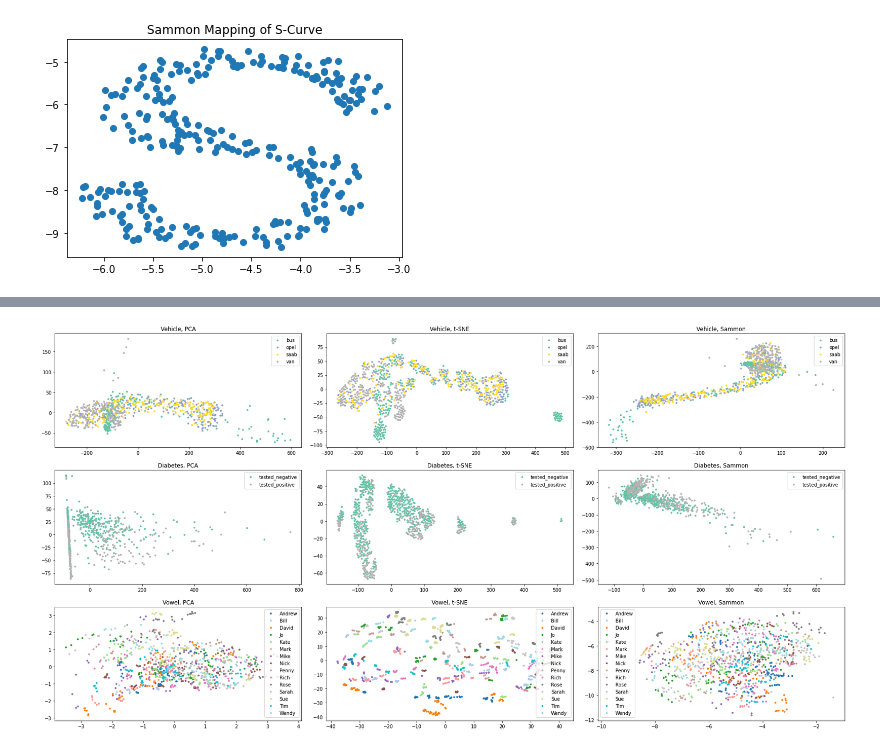
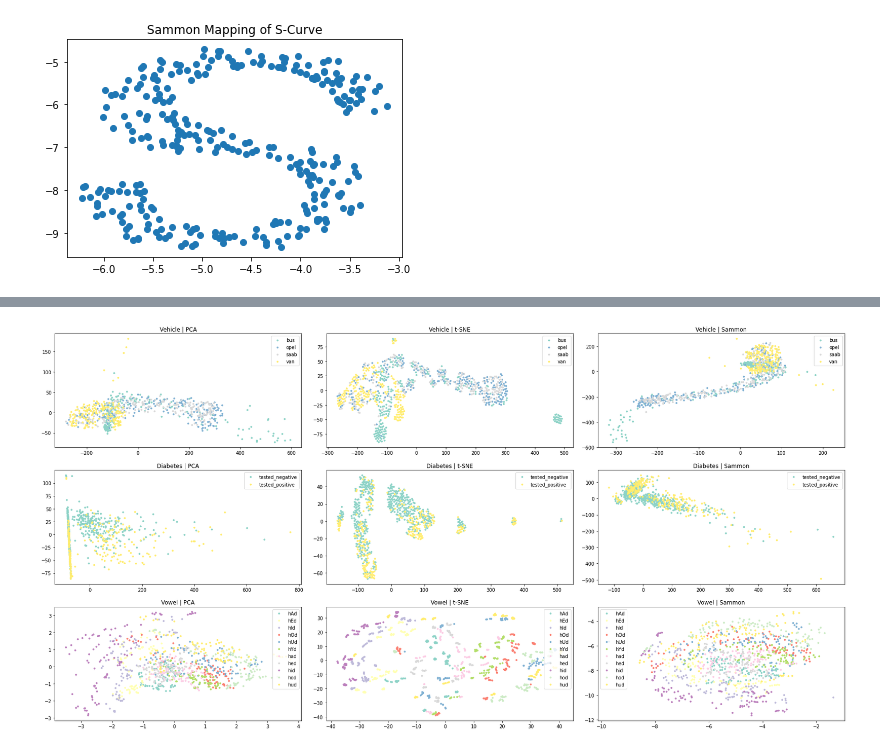
Before and after one commit to oenstrom/2DV516_A4, a Jupyter notebook: assignment4.ipynb, the cells around one changed output, grey strips where cells are left out. Drawn from its saved outputs; the diff is of its cells as text; code cells hidden in the pictures.

```diff
--- a/assignment4.ipynb
+++ b/assignment4.ipynb
@@ -3,7 +3,17 @@ import numpy as np
 from sklearn.cluster import k_means
 
 def bkmeans(X:np.ndarray, k:int, i:int) -> np.ndarray:
-    """Bisecting k-Means"""
+    """Bisecting k-Means.
+
+    Parameters
+    ----------
+    X : ndarray
+        The matrix to perform Bisecting k-Means on.
+    k : int
+        The number of clusters to end with.
+    i : int
+        The number of iterations to perform the k-Means with different centroids.
+    """
     res = np.zeros(X.shape[0], dtype=int)
     for kk in range(1, k):
         values, counts = np.unique(res, return_counts=True)
@@ -112,39 +145,36 @@ Error threshold of 0.023, reached at iter 22. E = 0.022975026269898155
 # %%
 import matplotlib.pyplot as plt
 from matplotlib.colors import Normalize
+import warnings
 from matplotlib.cm import get_cmap
 from sklearn.decomposition import PCA
 from sklearn.manifold import TSNE
 import numpy as np
 from scipy.io import arff
+warnings.filterwarnings("ignore")
 
-def plot(X, y, plt_i, labels, cmap, norm, title):
-    plt.subplot(3, 3, plt_i)
-    plt.title(title)
-    for i, l in enumerate(labels):
-        plt.scatter(X[y==i, 0], X[y==i, 1], c=cmap(norm(y[y==i])), label=l, marker=".")
-    plt.legend()
+def load_data(file_path, x_lower, x_upper, y_pos):
+    data = np.array(arff.loadarff(file_path)[0].tolist())
+    X, classes = np.array(data[:, x_lower:x_upper], dtype=np.float64), np.array(data[:, y_pos], dtype=str)
+    labels, y = np.unique(classes, return_inverse=True)
+    return (X, y, labels)
+
+def plot(X_pca, X_tsne, X_sammon, y, plt_i, labels, title):
+    min_y, max_y = min(y), max(y)
+    norm = Normalize(vmin=min_y, vmax=max_y)
+    cmap = get_cmap("Set3")
+    for r, X in enumerate([[X_pca, "PCA"], [X_tsne, "t-SNE"], [X_sammon, "Sammon"]]):
+        plt.subplot(3, 3, plt_i + r)
+        plt.title(f"{title} | {X[1]}")
+        for i, l in enumerate(labels):
+            plt.scatter(X[0][y==i, 0], X[0][y==i, 1], c=cmap(norm(y[y==i])), label=l, marker=".")
+        plt.legend()
 
 
-plt.figure(figsize=(24, 12))
+X_v, y_v, labels_v    = load_data("data/vehicle.arff", 0, -1, -1)
+X_d, y_d, labels_d    = load_data("data/diabetes.arff", 0, -1, -1)
+X_vo, y_vo, labels_vo = load_data("data/vowel.arff", 2, -1, -1)
 
-cmap = get_cmap("Set2")
-
-data = np.array(arff.loadarff("data/vehicle.arff")[0].tolist())
-X_v, classes = np.array(data[:, :-1], dtype=np.float64), np.array(data[:, -1], dtype=str)
-labels_v, y_v = np.unique(classes, return_inverse=True)
-norm_v = Normalize(vmin=0, vmax=3)
-
-data = np.array(arff.loadarff("data/diabetes.arff")[0].tolist())
-X_d, classes = np.array(data[:, :-1], dtype=np.float64), np.array(data[:, -1], dtype=str)
-labels_d, y_d = np.unique(classes, return_inverse=True)
-norm_d = Normalize(vmin=0, vmax=1)
-
-data = np.array(arff.loadarff("data/vowel.arff")[0].tolist())
-X_vo, classes = np.array(data[:, 2:-1], dtype=np.float64), np.array(data[:, 0], dtype=str)
-labels_vo, y_vo = np.unique(classes, return_inverse=True)
-cmap_vo = get_cmap("tab20")
-norm_vo = Normalize(vmin=0, vmax=14)
 
 Y_v_p = PCA(n_components=2).fit_transform(X_v)
 Y_v_t = TSNE(n_components=2, init="pca", learning_rate="auto").fit_transform(X_v)
@@ -158,19 +188,11 @@ Y_vo_p = PCA(n_components=2).fit_transform(X_vo)
 Y_vo_t = TSNE(n_components=2, init="pca", learning_rate="auto").fit_transform(X_vo)
 Y_vo_s = sammon(X_vo, max_iter=50, epsilon=0.01, alpha=1, verbose=True)
 
-plot(Y_v_p, y_v, 1, labels_v, cmap, norm_v, "Vehicle, PCA")
-plot(Y_v_t, y_v, 2, labels_v, cmap, norm_v, "Vehicle, t-SNE")
-plot(Y_v_s, y_v, 3, labels_v, cmap, norm_v, "Vehicle, Sammon")
 
-plot(Y_d_p, y_d, 4, labels_d, cmap, norm_d, "Diabetes, PCA")
-plot(Y_d_t, y_d, 5, labels_d, cmap, norm_d, "Diabetes, t-SNE")
-plot(Y_d_s, y_d, 6, labels_d, cmap, norm_d, "Diabetes, Sammon")
-
-plot(Y_vo_p, y_vo, 7, labels_vo, cmap_vo, norm_vo, "Vowel, PCA")
-plot(Y_vo_t, y_vo, 8, labels_vo, cmap_vo, norm_vo, "Vowel, t-SNE")
-plot(Y_vo_s, y_vo, 9, labels_vo, cmap_vo, norm_vo, "Vowel, Sammon")
-
-
+plt.figure(figsize=(24, 12))
+plot(Y_v_p, Y_v_t, Y_v_s, y_v, 1, labels_v, "Vehicle")
+plot(Y_d_p, Y_d_t, Y_d_s, y_d, 4, labels_d, "Diabetes")
+plot(Y_vo_p, Y_vo_t, Y_vo_s, y_vo, 7, labels_vo, "Vowel")
 plt.subplots_adjust(left=0.025, bottom=0.025, right=0.99, top=0.97, wspace=0.1, hspace=0.2)
 plt.show()
 # %% [output]
@@ -228,4 +216,4 @@ Iter: 49, E = 0.07135835415274909
-[figure, old version]
+[figure, new version]
 # %% [markdown]
 ## 3.1
 1. For the vehicle dataset I would say t-SNE performed the best.
```
Also changed, not shown: parts of 6 cells of this notebook, 2 other files.
